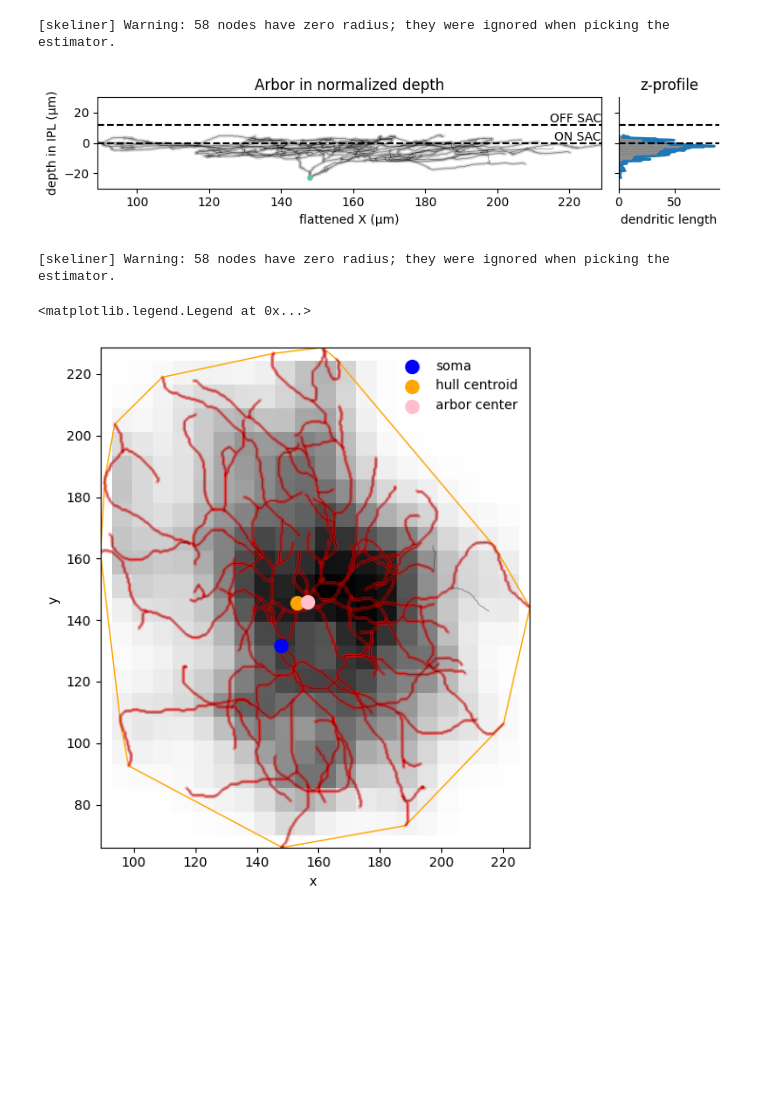
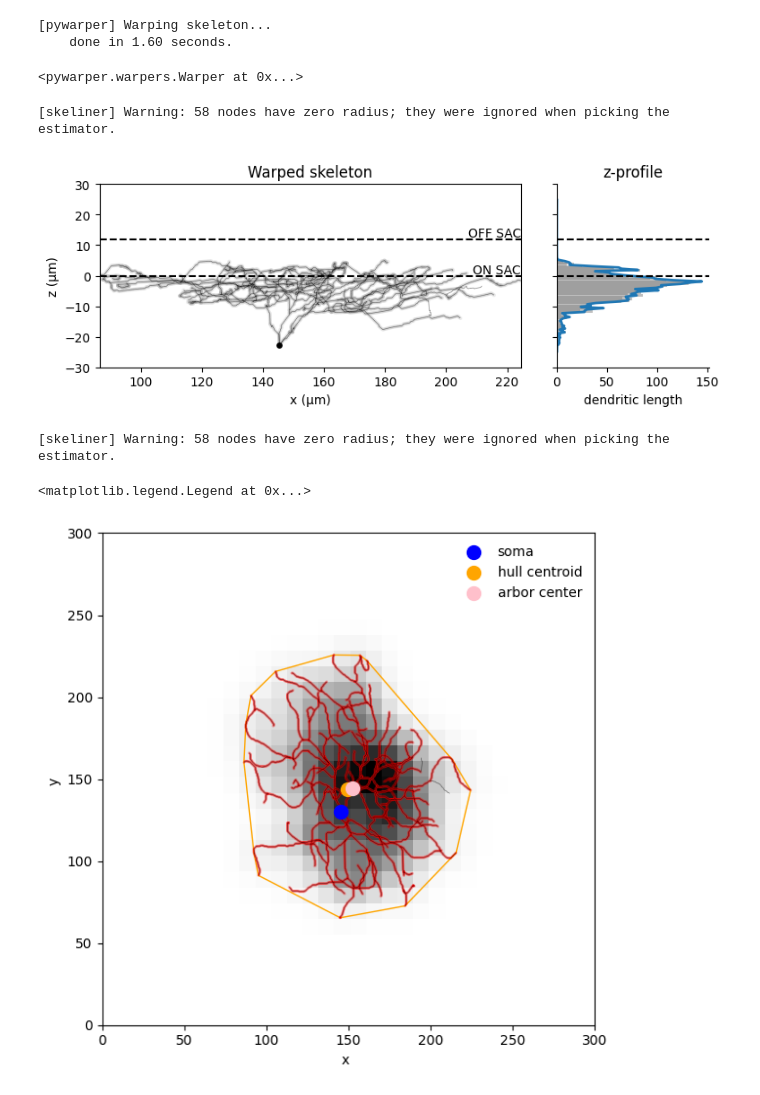
Before and after one commit to berenslab/pywarper, a Jupyter notebook: notebooks/example.api.high.ipynb, the cells around one changed output. Drawn from its saved outputs; the diff is of its cells as text; code cells hidden in the pictures; blank space fills up the shorter version.

```diff
--- a/notebooks/example.api.high.ipynb
+++ b/notebooks/example.api.high.ipynb
@@ -20,8 +20,8 @@ else:
 # %%
 cell_path = "../tests/data/Image013-009_01_raw_latest_Uygar.swc"
-w = Warper(off_sac=off_sac, on_sac=on_sac, swc_path=cell_path, verbose=True)
+w = Warper(off_sac_points=off_sac_points, on_sac_points=on_sac_points, swc_path=cell_path, verbose=True)
 voxel_resolution = np.array([0.4, 0.4, 0.5])  # in microns
-w.skel.nodes *= voxel_resolution # convert to microns
+w.skeleton.nodes *= voxel_resolution # convert to microns
 
 # in the original matlab code, all data were in voxel space and converted to microns at the end
 # but it makes more sense to work in microns from the beginning, so that there will be less unit conversion in between
@@ -30,7 +30,13 @@ w.skel.nodes *= voxel_resolution # convert to microns
 # %%
-w.fit_surfaces()
-w.build_mapping()
-w.warp_arbor()
+# Given the sampled points on the off and on sac ChAT bands, we fit (extrapolate) the surfaces
+# using `pygridfit` from (0, xmax) x (0, ymax) internally.
+
+w.fit_surfaces(
+    xmax=max(off_sac_points["x"].max(), on_sac_points["x"].max()), # these are already the default if not specified
+    ymax=max(off_sac_points["y"].max(), on_sac_points["y"].max()),
+    stride=3,
+    smoothness=15,
+)
 # %% [output]
 [pywarper] Fitting SAC surfaces …
 ↳ fitting OFF (max) surface
@@ -48,51 +62,62 @@ w.warp_arbor()
+# %%
+w.warp_skeleton(
+    z_profile_extends=[-25, 25], # extend the z profile by 25 microns in both directions, if None, it will be inferred.
+    z_profile_nbins=120, # number of bins in the z profile, if None, it will be inferred.
+    xy_profile_extends=[50, 300, 50, 300], # extend the xy profile by 300 microns in both directions, if None, it will be inferred.
+    xy_profile_nbins=25, # number of bins in the xy profile, if None, it will be inferred.
+)
+# %% [output]
+[pywarper] Warping skeleton...
+    done in 1.60 seconds.
+<pywarper.warpers.Warper at 0x...>
 # %%
 fig, (ax_nodes, ax_prof) = plt.subplots(
     1, 2,
-    figsize=(8, 2),
-    sharey=True,                 # align the y-axes
-    gridspec_kw={'width_ratios': [5, 1]}
+    figsize=(8, 3),
+    sharey=True,
+    gridspec_kw={'width_ratios': [3, 1]}
 )
 
 # --- left: flattened arbor ----------------------------------------
-sk.plot2d(w.warped_arbor, plane="xz",
+sk.plot2d(w.warped_skeleton, plane="xz",
           ax=ax_nodes, color_by="ntype", skel_cmap="Set2",
           ylim=(-30, 30))
-ax_nodes.set_xlabel('flattened X (µm)')
-ax_nodes.set_ylabel('depth in IPL (µm)')
-ax_nodes.set_title('Arbor in normalized depth')
+ax_nodes.set_xlabel('x (µm)')
+ax_nodes.set_ylabel('z (µm)')
+ax_nodes.set_title('Warped skeleton')
 
 # guide lines at ON / OFF SAC
 for y in (0, 12):
     ax_nodes.axhline(y, ls='--', c='k')
 ax_nodes.text(ax_nodes.get_xlim()[1], 0,
               'ON SAC', va='bottom', ha='right', fontsize=10)
 ax_nodes.text(ax_nodes.get_xlim()[1], 12,
               'OFF SAC', va='bottom', ha='right', fontsize=10)
 
-z_profile = w.warped_arbor.extra["z_profile"]
-z_dist = z_profile["z_dist"]
-z_x = z_profile["z_x"]
-z_hist = z_profile["z_hist"]
+z_profile = w.warped_skeleton.extra["z_profile"]
+z_dist = z_profile["distribution"]
+z_x = z_profile["x"]
+z_hist = z_profile["histogram"]
 # --- right: depth profile (horizontal) ----------------------------
 ax_prof.plot(z_dist, z_x, lw=2, c='tab:blue')
 ax_prof.barh(z_x, z_hist, color="gray", alpha=0.5)
 ax_prof.set_xlabel('dendritic length')
 ax_prof.set_title('z-profile')
 ax_prof.axhline(0,  ls='--', c='k')
 ax_prof.axhline(12, ls='--', c='k')
 
 # remove unneeded spines to tidy the small panel
 ax_prof.spines['top'].set_visible(False)
 ax_prof.spines['right'].set_visible(False)
 
-for ax in (ax_nodes, ax_prof):
-    ax.set_aspect('auto')
+ax_nodes.set_aspect('equal')
+ax_prof.set_aspect('auto')
 
 fig.tight_layout()
 plt.show()
 # %% [output]
 [skeliner] Warning: 58 nodes have zero radius; they were ignored when picking the estimator.
-[figure, old version]
+[figure, new version]
 # %%
 from pywarper.stats import get_convex_hull, get_hull_centroid, get_xy_center_of_mass
 
@@ -108,18 +133,13 @@ com_xy = get_xy_center_of_mass(xy_x, xy_y, xy_dist)
 from matplotlib.colors import Normalize
 fig, ax = plt.subplots(figsize=(6, 6))
 
-im = ax.imshow(
-    xy_dist.T, origin="lower",
-    extent=(xy_x[0], xy_x[-1], xy_y[0], xy_y[-1]),
-    cmap="Greys", norm=Normalize(vmin=0, vmax=xy_dist.max()),
-)
 
 sk.plot2d(
-    w.warped_arbor, plane="xy", ax=ax,
+    w.warped_skeleton, plane="xy", ax=ax, xlim=(0, 300), ylim=(0, 300),
 )
 ax.scatter(
-    w.warped_arbor.nodes[0, 0],
-    w.warped_arbor.nodes[0, 1],
+    w.warped_skeleton.nodes[0, 0],
+    w.warped_skeleton.nodes[0, 1],
     s=100, color='blue', zorder=99, label='soma',
 )
 
@@ -133,13 +153,20 @@ ax.scatter(
     s=100, color='pink', zorder=99, label='arbor center'
 )
 
-plt.fill(hull[:, 0], hull[:, 1], facecolor="none", edgecolor="orange", linewidth=1)
+ax.fill(hull[:, 0], hull[:, 1], facecolor="none", edgecolor="orange", linewidth=1)
+
+im = ax.imshow(
+    xy_dist.T, origin="lower",
+    extent=(xy_x[0], xy_x[-1], xy_y[0], xy_y[-1]),
+    cmap="Greys", norm=Normalize(vmin=0, vmax=xy_dist.max()),
+)
+
 
 ax.legend(frameon=False)
 # %% [output]
 [skeliner] Warning: 58 nodes have zero radius; they were ignored when picking the estimator.
 <matplotlib.legend.Legend at 0x...>
-[figure, old version]
+[figure, new version]
 # %%
 %load_ext watermark
 %watermark --time --date --timezone --updated --python --iversions --watermark
```
Also changed, not shown: parts of 6 cells of this notebook, 11 other files.
